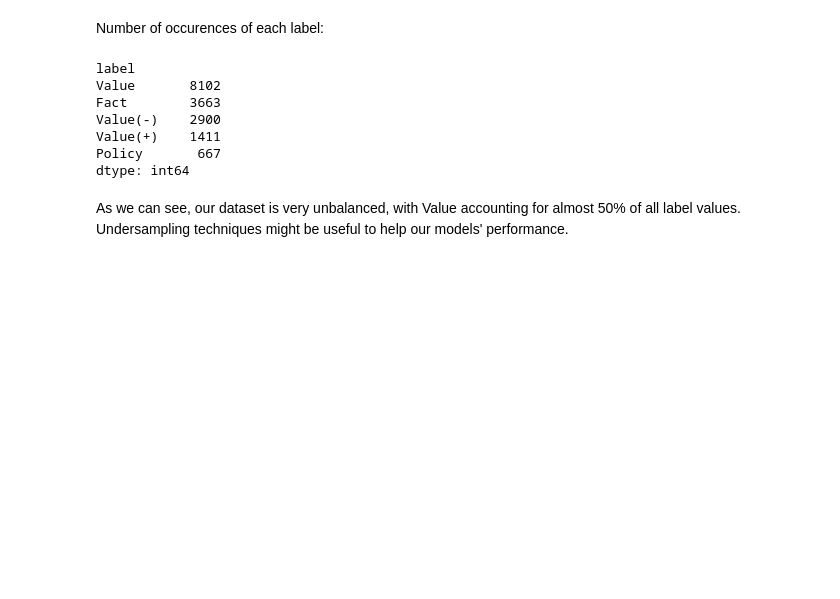
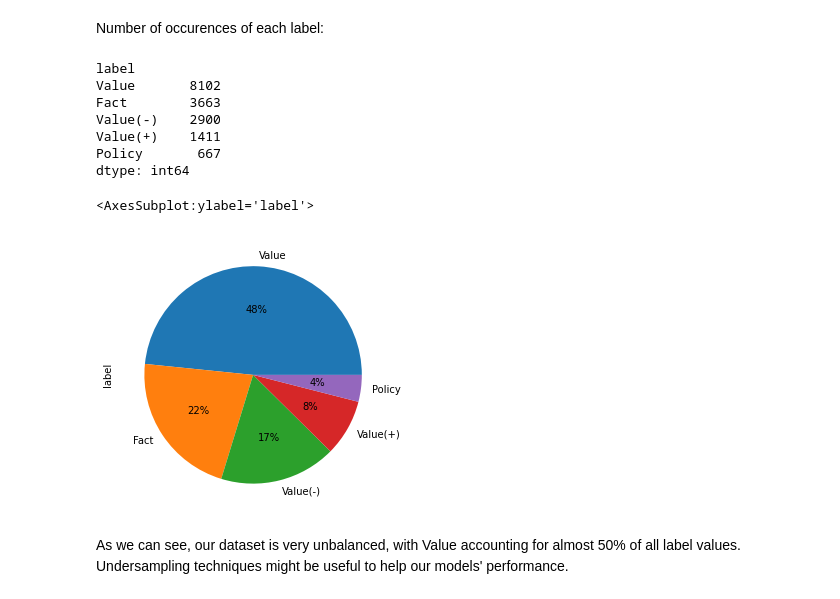
Before and after one commit to claramoreirag/FEUP-NLP, a Jupyter notebook: adu-classifier.ipynb, the cells around one changed output. Cells and saved outputs as stored; diff of their text form; code cells hidden in the pictures; blank space fills up the shorter version.

```diff
--- a/adu-classifier.ipynb
+++ b/adu-classifier.ipynb
@@ -108,6 +113,11 @@ Value(-)    2900
 Value(+)    1411
 Policy       667
 dtype: int64
+# %%
+adus['label'].value_counts().plot(kind='pie', figsize=(6,5),autopct='%1.0f%%')
+# %% [output]
+<AxesSubplot:ylabel='label'>
+[figure, added]
 # %% [markdown]
 As we can see, our dataset is very unbalanced, with Value accounting for almost 50% of all label values. Undersampling techniques might be useful to help our models' performance.
 # %% [markdown]
```
Also changed, not shown: parts of 13 cells of this notebook.
